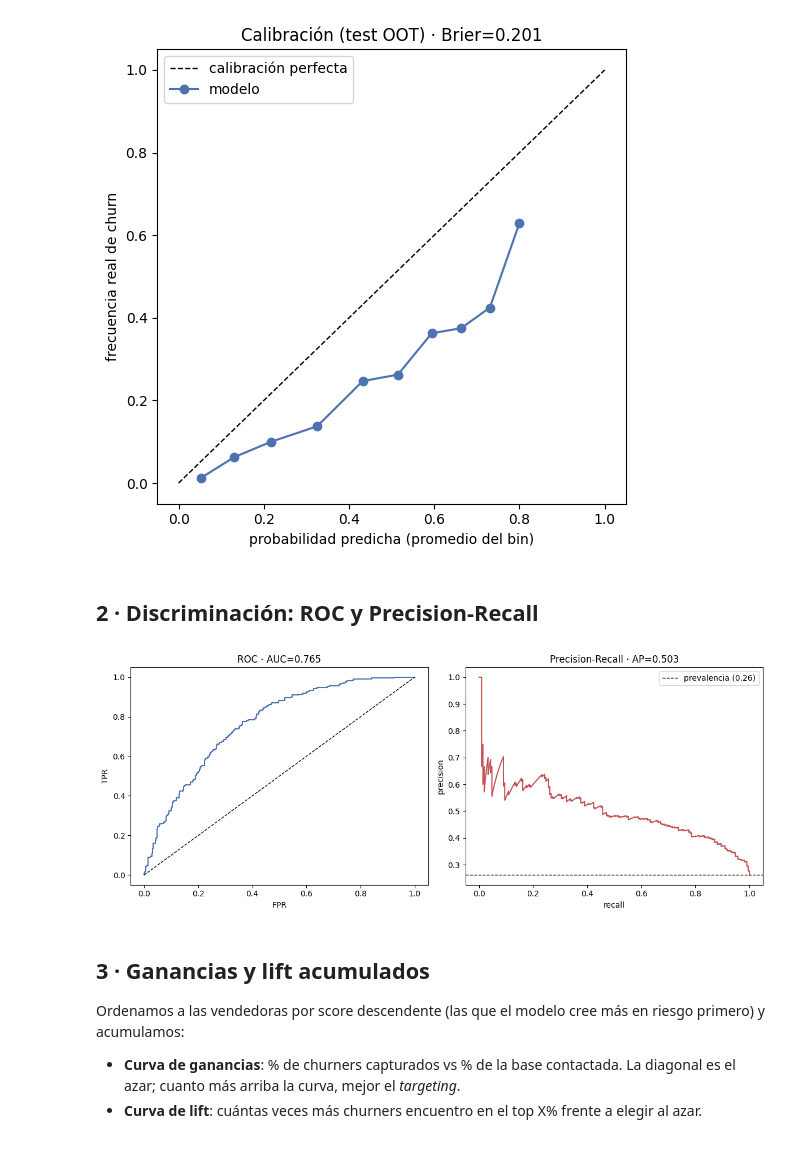
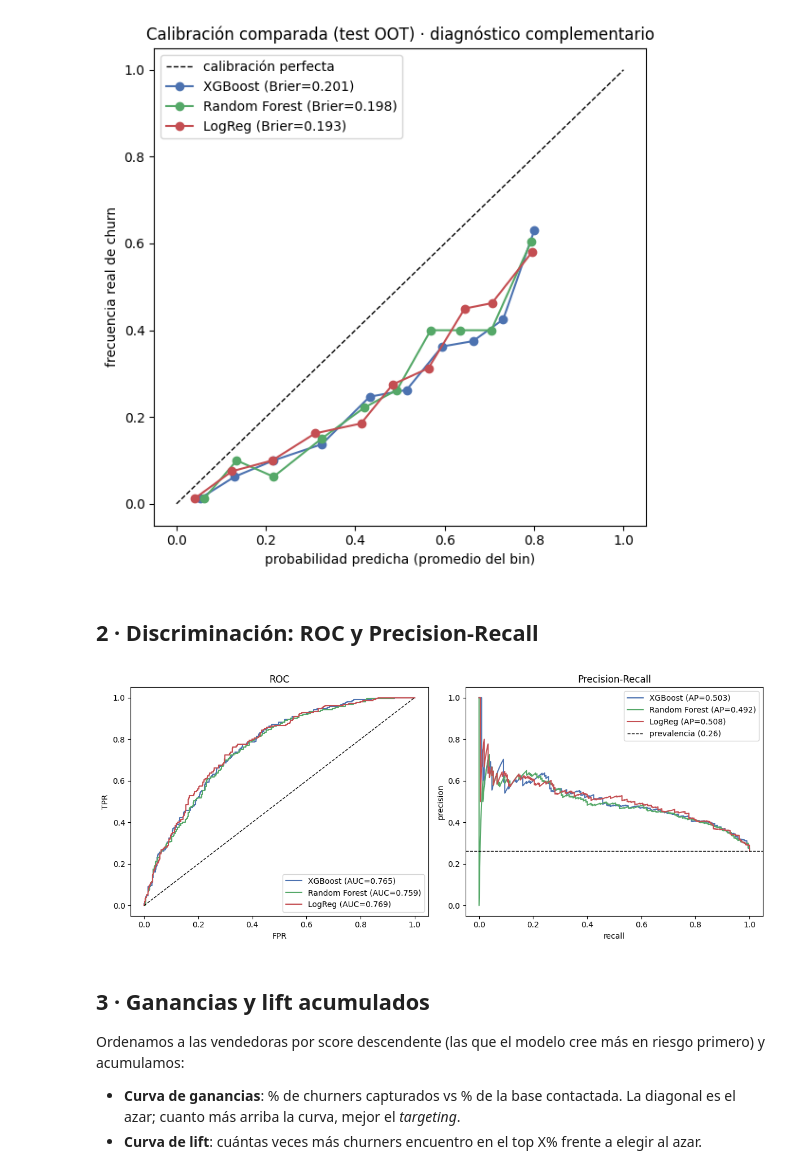
Before and after one commit to CarlosEscobarArroyo/customer-churn-prediction, a Jupyter notebook: 06_evaluation/03_utilidad_modelo.ipynb, the cells around one changed output. Drawn from its saved outputs; the diff is of its cells as text; code cells hidden in the pictures.

```diff
--- a/06_evaluation/03_utilidad_modelo.ipynb
+++ b/06_evaluation/03_utilidad_modelo.ipynb
@@ -99,33 +165,39 @@ probabilidad como tal (no solo el ranking).
 # %%
 from sklearn.calibration import calibration_curve
+from sklearn.metrics import brier_score_loss
 
-frac_pos, mean_pred = calibration_curve(y_test, p_test, n_bins=10, strategy="quantile")
-fig, ax = plt.subplots(figsize=(5.5, 5.5))
+fig, ax = plt.subplots(figsize=(6, 6))
 ax.plot([0, 1], [0, 1], "k--", lw=1, label="calibración perfecta")
-ax.plot(mean_pred, frac_pos, "o-", color="#4c72b0", label="modelo")
+for l in LABELS:
+    frac_pos, mean_pred = calibration_curve(y_test, P[l], n_bins=10, strategy="quantile")
+    b = brier_score_loss(y_test, P[l])
+    ax.plot(mean_pred, frac_pos, "o-", color=COLOR[l], label=f"{l} (Brier={b:.3f})")
 ax.set_xlabel("probabilidad predicha (promedio del bin)")
 ax.set_ylabel("frecuencia real de churn")
-ax.set_title(f"Calibración (test OOT) · Brier={brier:.3f}")
+ax.set_title("Calibración comparada (test OOT) · diagnóstico complementario")
 ax.legend(); plt.tight_layout(); plt.show()
 # %% [output]
-[figure, old version]
+[figure, new version]
 # %% [markdown]
 ## 2 · Discriminación: ROC y Precision-Recall
 # %%
-from sklearn.metrics import roc_curve, precision_recall_curve
+from sklearn.metrics import roc_curve, precision_recall_curve, average_precision_score
 
-fpr, tpr, _ = roc_curve(y_test, p_test)
-prec, rec, _ = precision_recall_curve(y_test, p_test)
-fig, ax = plt.subplots(1, 2, figsize=(12, 4.8))
-ax[0].plot(fpr, tpr, color="#4c72b0"); ax[0].plot([0, 1], [0, 1], "k--", lw=1)
-ax[0].set_title(f"ROC · AUC={auc:.3f}"); ax[0].set_xlabel("FPR"); ax[0].set_ylabel("TPR")
-ax[1].plot(rec, prec, color="#c44e52")
+fig, ax = plt.subplots(1, 2, figsize=(12, 5))
+for l in LABELS:
+    fpr, tpr, _ = roc_curve(y_test, P[l])
+    prec, rec, _ = precision_recall_curve(y_test, P[l])
+    auc = roc_auc_score(y_test, P[l]); apv = average_precision_score(y_test, P[l])
+    ax[0].plot(fpr, tpr, color=COLOR[l], label=f"{l} (AUC={auc:.3f})")
+    ax[1].plot(rec, prec, color=COLOR[l], label=f"{l} (AP={apv:.3f})")
+ax[0].plot([0, 1], [0, 1], "k--", lw=1)
+ax[0].set_title("ROC"); ax[0].set_xlabel("FPR"); ax[0].set_ylabel("TPR"); ax[0].legend()
 ax[1].axhline(prev, color="k", ls="--", lw=1, label=f"prevalencia ({prev:.2f})")
-ax[1].set_title(f"Precision-Recall · AP={ap:.3f}")
-ax[1].set_xlabel("recall"); ax[1].set_ylabel("precision"); ax[1].legend()
+ax[1].set_title("Precision-Recall"); ax[1].set_xlabel("recall"); ax[1].set_ylabel("precision")
+ax[1].legend()
 plt.tight_layout(); plt.show()
 # %% [output]
-[figure, old version]
+[figure, new version]
 # %% [markdown]
 ## 3 · Ganancias y lift acumulados
 
```
Also changed, not shown: parts of 11 cells of this notebook, 19 other files.
